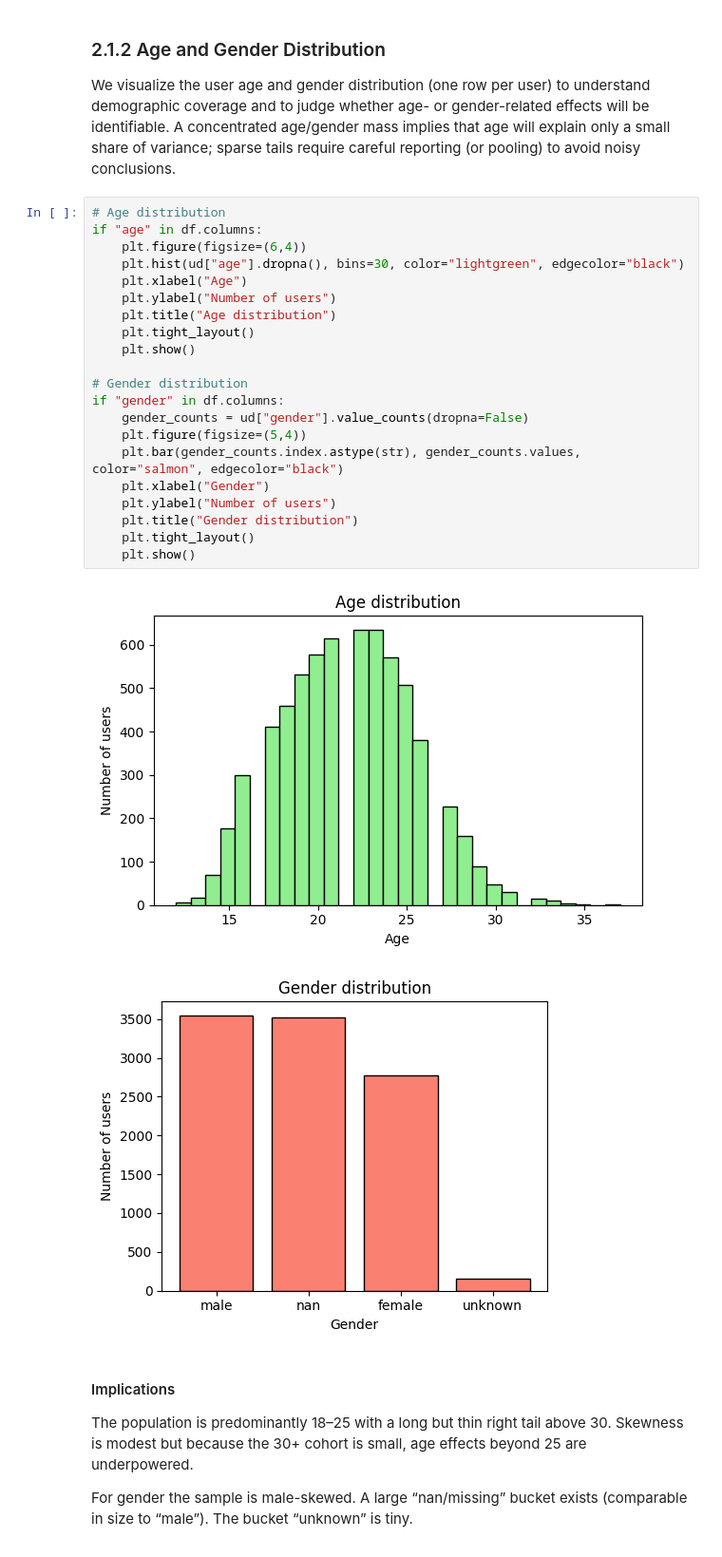
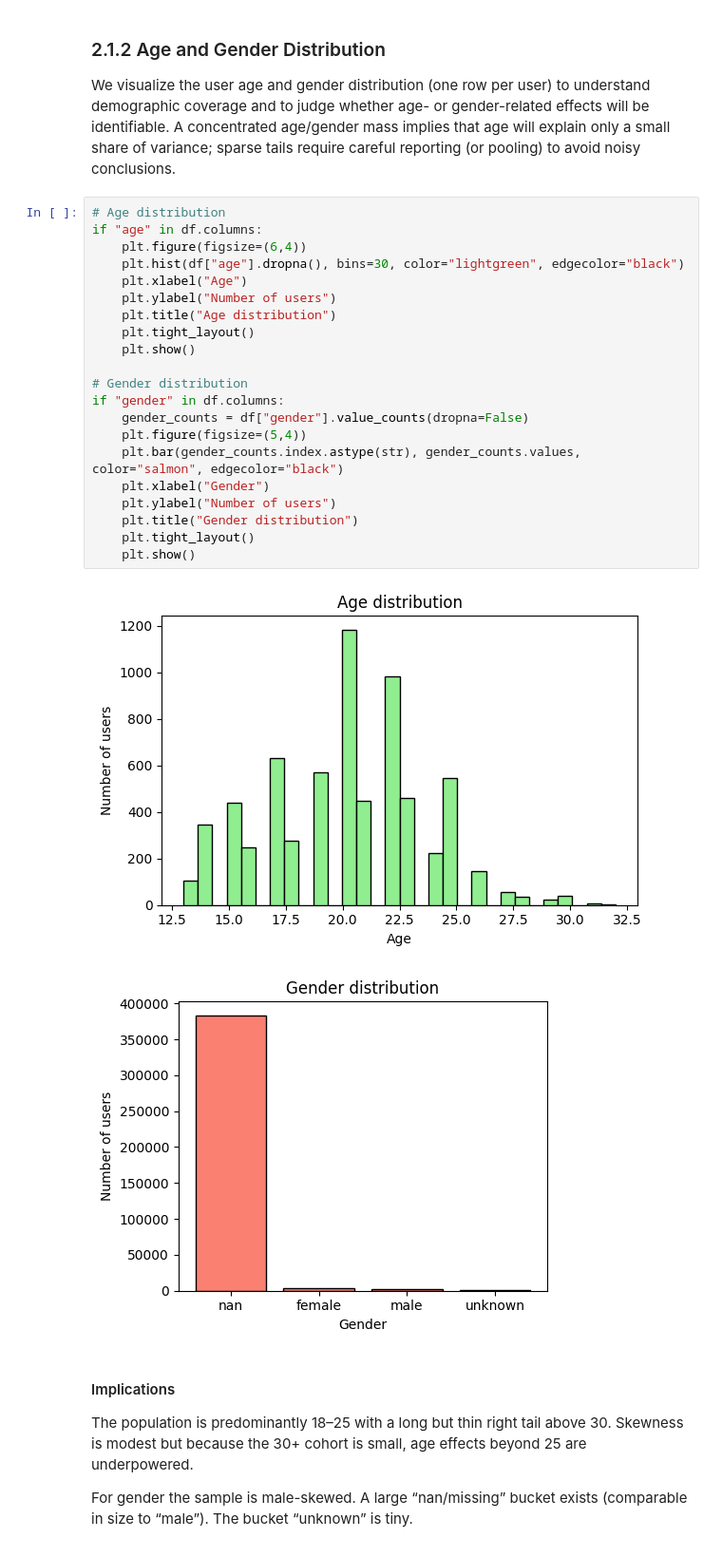
Before and after one commit to renaschaller/Master-Thesis-Music-Streaming, a Jupyter notebook: EDA/EDA.ipynb, the cells around one changed output. Shown at 95% size. Saved outputs shown, nothing was run; the diff lists cells and outputs as text.

```diff
--- a/EDA/EDA.ipynb
+++ b/EDA/EDA.ipynb
@@ -132,27 +132,27 @@ We visualize the user age and gender distribution (one row per user) to understa
 # %%
 # Age distribution
 if "age" in df.columns:
     plt.figure(figsize=(6,4))
-    plt.hist(ud["age"].dropna(), bins=30, color="lightgreen", edgecolor="black")
+    plt.hist(df["age"].dropna(), bins=30, color="lightgreen", edgecolor="black")
     plt.xlabel("Age")
     plt.ylabel("Number of users")
     plt.title("Age distribution")
     plt.tight_layout()
     plt.show()
 
 # Gender distribution
 if "gender" in df.columns:
-    gender_counts = ud["gender"].value_counts(dropna=False)
+    gender_counts = df["gender"].value_counts(dropna=False)
     plt.figure(figsize=(5,4))
     plt.bar(gender_counts.index.astype(str), gender_counts.values, color="salmon", edgecolor="black")
     plt.xlabel("Gender")
     plt.ylabel("Number of users")
     plt.title("Gender distribution")
     plt.tight_layout()
     plt.show()
 # %% [output]
-[figure, old version]
+[figure, new version]
-[figure, old version]
+[figure, new version]
 # %% [markdown]
 #### Implications
 
```
Also changed, not shown: parts of 8 cells of this notebook.
